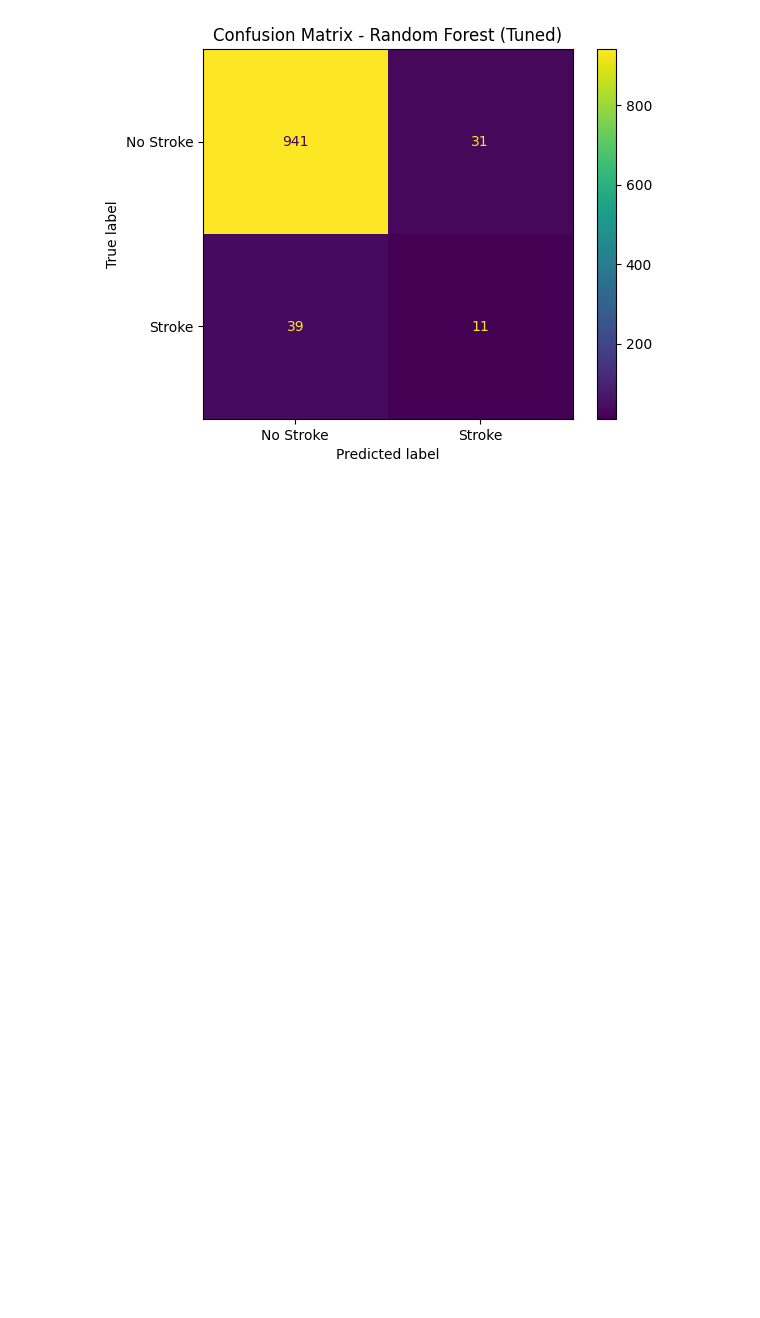
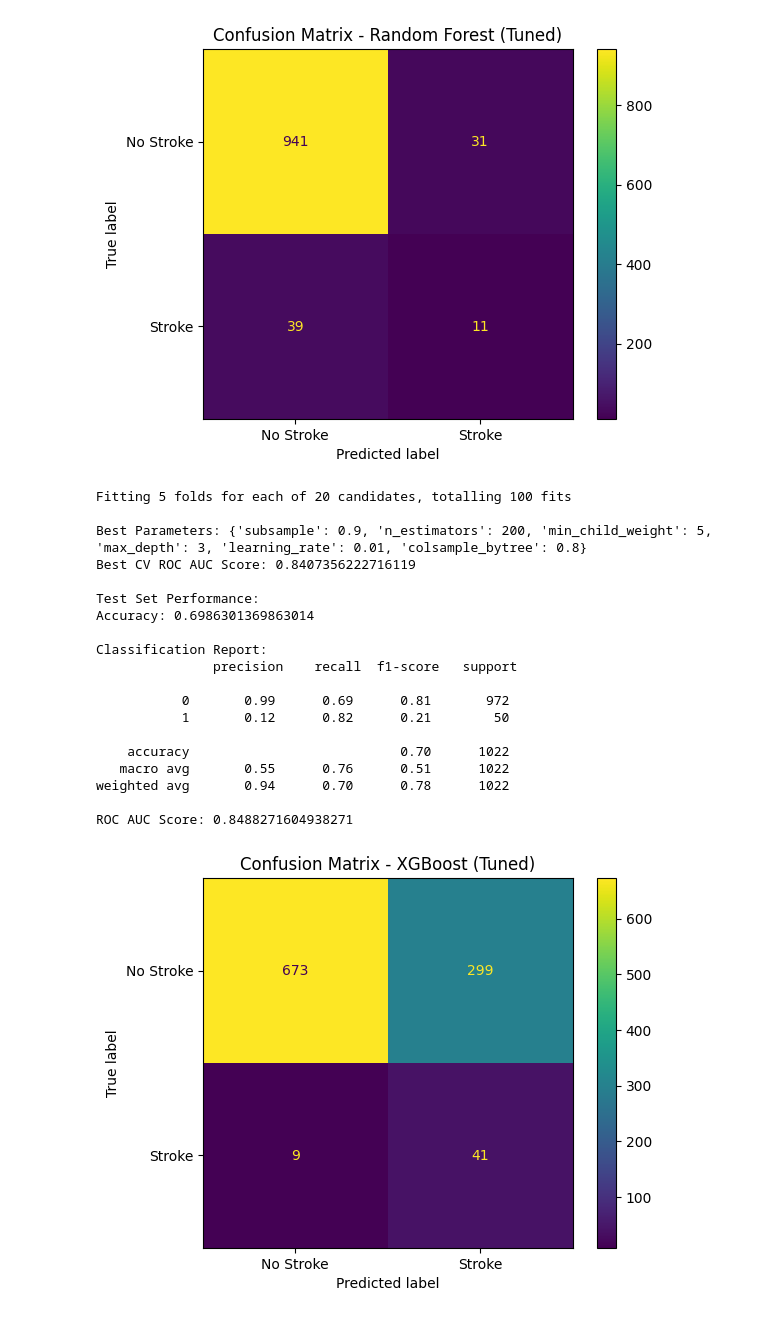
Before and after one commit to neylami/stroke-prediction-with-machine-learning, a Jupyter notebook: ML-stroke.ipynb, the cells around one changed output. Cells and saved outputs as stored; diff of their text form; code cells hidden in the pictures; blank space fills up the shorter version.

Commit message:
tuning for xgboost

```diff
--- a/ML-stroke.ipynb
+++ b/ML-stroke.ipynb
@@ -516,3 +516,68 @@ weighted avg       0.93      0.93      0.93      1022
 
 ROC AUC Score: 0.8265020576131686
 [figure]
+# %%
+# hyperparameter tuning utk XGBoost
+xgb_param_grid = {
+    'n_estimators': [100, 200, 300],
+    'learning_rate': [0.01, 0.05, 0.1],
+    'max_depth': [3, 5, 7],
+    'subsample': [0.7, 0.8, 0.9],
+    'colsample_bytree': [0.7, 0.8, 0.9],
+    'min_child_weight': [1, 3, 5]
+}
+
+xgb_random = RandomizedSearchCV(
+    XGBClassifier(
+        scale_pos_weight=(y_train.value_counts()[0] / y_train.value_counts()[1]),
+        eval_metric='logloss',
+        random_state=42
+    ),
+    xgb_param_grid,
+    n_iter=20,
+    cv=5,
+    scoring='roc_auc',
+    n_jobs=-1,
+    verbose=1,
+    random_state=42
+)
+
+xgb_random.fit(X_train_selected, y_train)
+xgb_model_tuned = xgb_random.best_estimator_
+
+print("\nBest Parameters:", xgb_random.best_params_)
+print("Best CV ROC AUC Score:", xgb_random.best_score_)
+
+y_pred_xgb_tuned = xgb_model_tuned.predict(X_test_selected)
+y_proba_xgb_tuned = xgb_model_tuned.predict_proba(X_test_selected)[:, 1]
+
+print("\nTest Set Performance:")
+print("Accuracy:", accuracy_score(y_test, y_pred_xgb_tuned))
+print("\nClassification Report:\n", classification_report(y_test, y_pred_xgb_tuned))
+print("ROC AUC Score:", roc_auc_score(y_test, y_proba_xgb_tuned))
+
+ConfusionMatrixDisplay(confusion_matrix(y_test, y_pred_xgb_tuned),
+                       display_labels=['No Stroke', 'Stroke']).plot()
+plt.title("Confusion Matrix - XGBoost (Tuned)")
+plt.show()
+# %% [output]
+Fitting 5 folds for each of 20 candidates, totalling 100 fits
+
+Best Parameters: {'subsample': 0.9, 'n_estimators': 200, 'min_child_weight': 5, 'max_depth': 3, 'learning_rate': 0.01, 'colsample_bytree': 0.8}
+Best CV ROC AUC Score: 0.8407356222716119
+
+Test Set Performance:
+Accuracy: 0.6986301369863014
+
+Classification Report:
+               precision    recall  f1-score   support
+
+           0       0.99      0.69      0.81       972
+           1       0.12      0.82      0.21        50
+
+    accuracy                           0.70      1022
+   macro avg       0.55      0.76      0.51      1022
+weighted avg       0.94      0.70      0.78      1022
+
+ROC AUC Score: 0.8488271604938271
+[figure, added]
```
